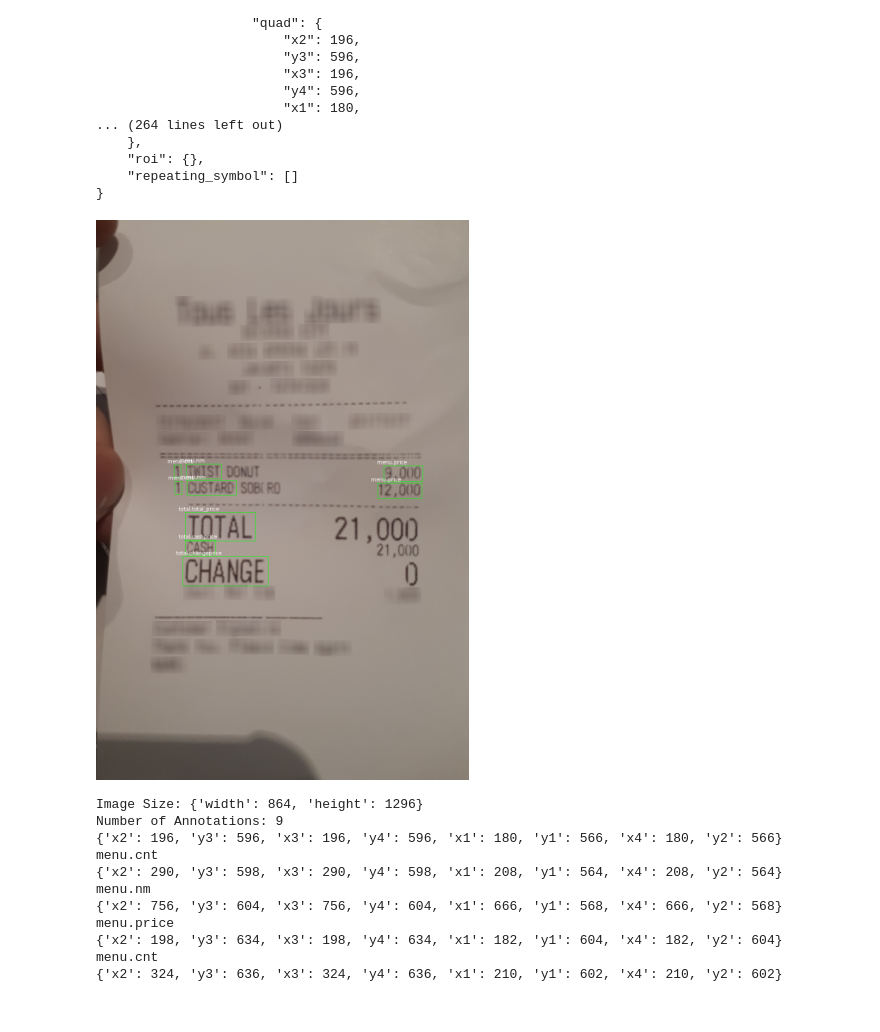
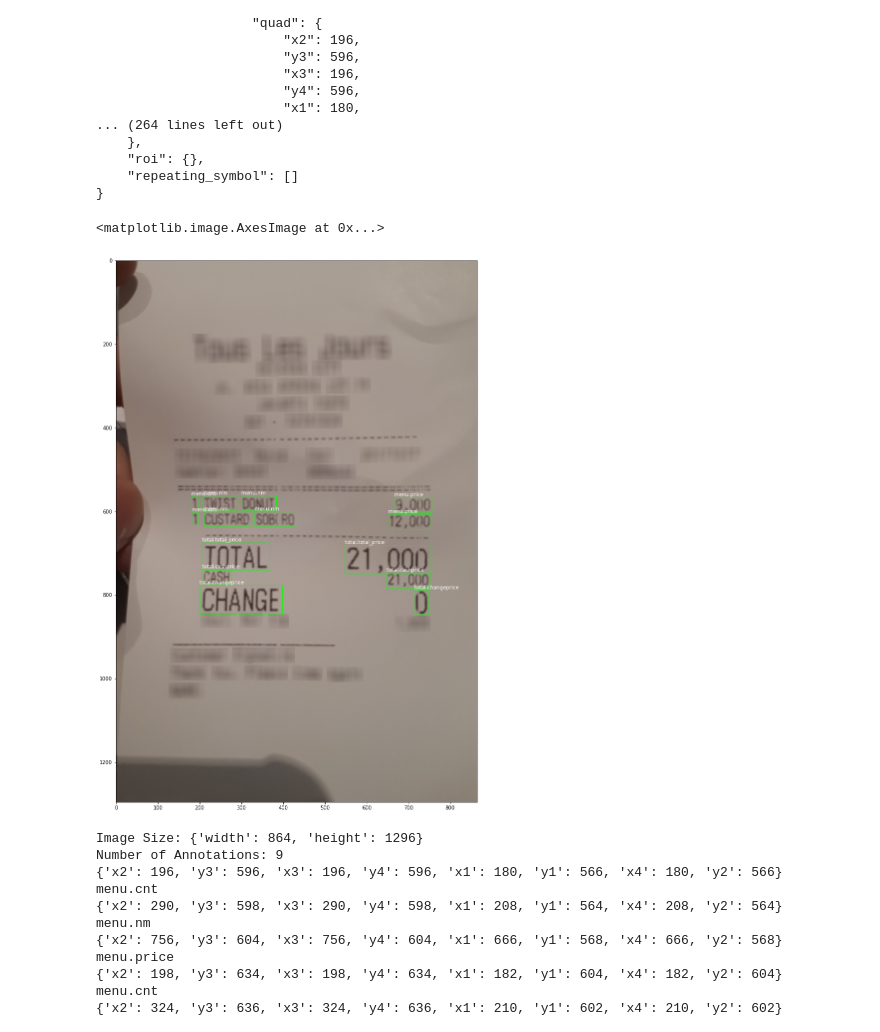
Before and after one commit to ashtonpangxq/eda-document-datasets, a Jupyter notebook: eda/cord.ipynb, the cells around one changed output. Drawn from its saved outputs; the diff is of its cells as text; code cells hidden in the pictures.

Commit message:
Finished function to annotate image from JSON file

```diff
--- a/eda/cord.ipynb
+++ b/eda/cord.ipynb
@@ -185,15 +205,17 @@ def markup(image, annotations):
 # %%
 import json
 
 sample_img = Image.open(os.path.join(train_data_dir,images[0]))
 
 with open(os.path.join('../data/cord/train/json', img_annot_file), 'r') as file:
     annotations = json.loads(file.read())
     img = markup(sample_img, annotations)
 
-img
+plt.figure(figsize=(40,20))
+plt.imshow(img)
 # %% [output]
+<matplotlib.image.AxesImage at 0x...>
-[figure, old version]
+[figure, new version]
 # %%
 with open(os.path.join('../data/cord/train/json', img_annot_file), 'r') as file:
     annotations = json.loads(file.read())
```
Also changed, not shown: parts of 3 cells of this notebook.
